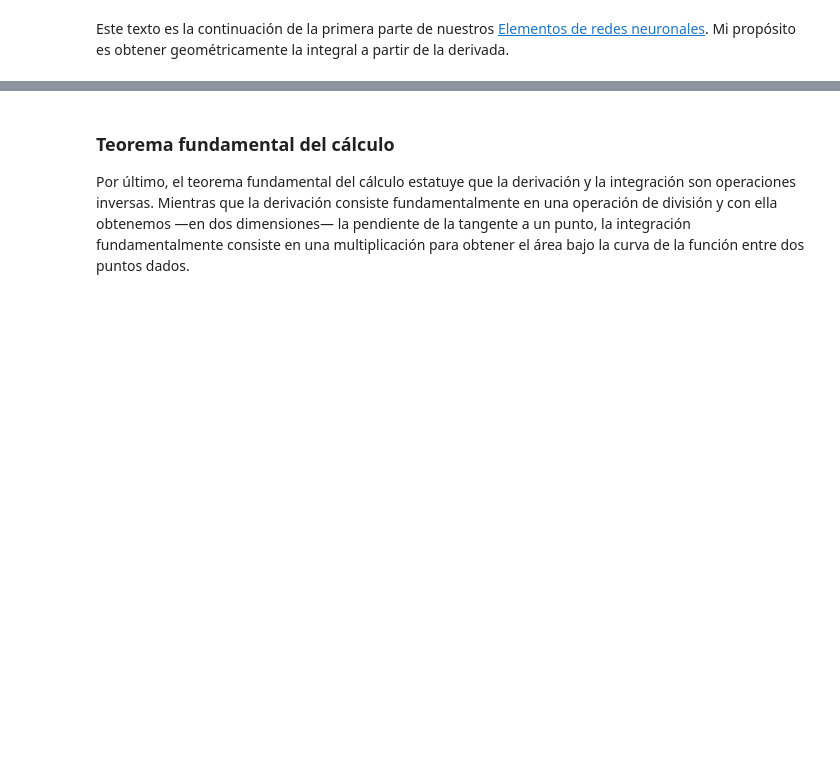
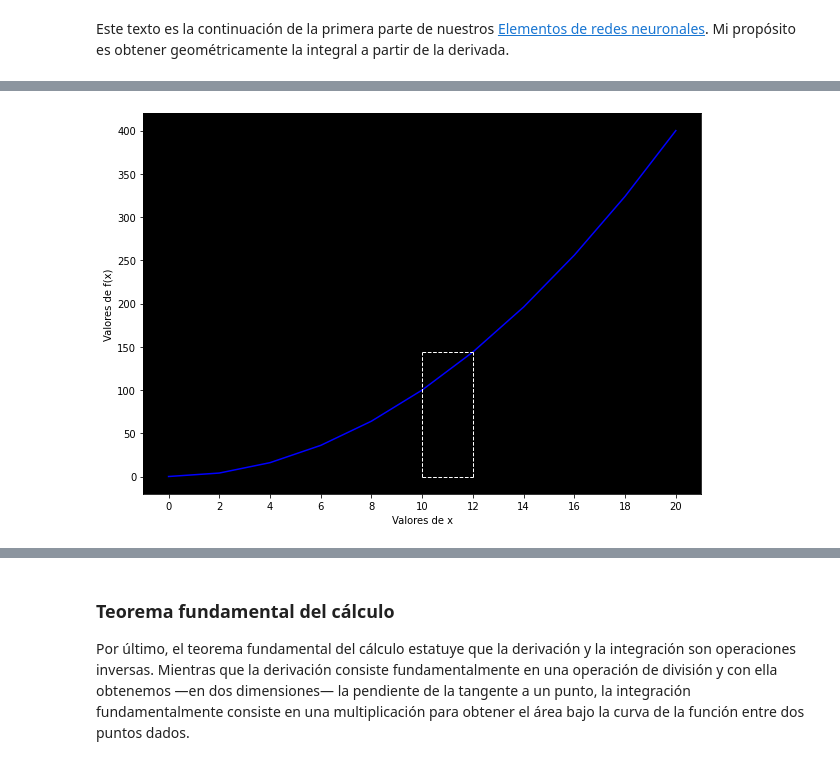
Before and after one commit to DanteNoguez/dantenoguez.github.io, a Jupyter notebook: ensayos/_build/jupyter_execute/notebooks/alfa/calculo.ipynb, the cells around one changed output, grey strips where cells are left out. Saved outputs shown, nothing was run; the diff lists cells and outputs as text; code cells hidden in the pictures; blank space fills up the shorter version.

```diff
--- a/ensayos/_build/jupyter_execute/notebooks/alfa/calculo.ipynb
+++ b/ensayos/_build/jupyter_execute/notebooks/alfa/calculo.ipynb
@@ -65,0 +70,18 @@ La diferencia sustancial es la misma que con las derivadas: obtener el área deb
+# %%
+x = np.arange(0, 21, 2)
+def f(x): return x**2
+y = f(x)
+
+fig, ax = plt.subplots(figsize=(10, 7))
+ax.plot(x, y, color='blue')
+plt.xticks(ticks=x)
+ax.set_facecolor('black')
+ax.set_xlabel('Valores de x')
+ax.set_ylabel('Valores de f(x)')
+ax.hlines(y=0, xmin=10, xmax=12, linewidth=1, color='white', linestyles='dashed')
+ax.hlines(y=144, xmin=10, xmax=12, linewidth=1, color='white', linestyles='dashed')
+ax.vlines(x=10, ymin=0, ymax=12**2, linewidth=1, color='white', linestyles='dashed')
+ax.vlines(x=12, ymin=0, ymax=y[6], linewidth=1, color='white', linestyles='dashed')
+plt.show()
+# %% [output]
+[figure, added]
```
Also changed, not shown: parts of 20 cells of this notebook, 12 other files.
